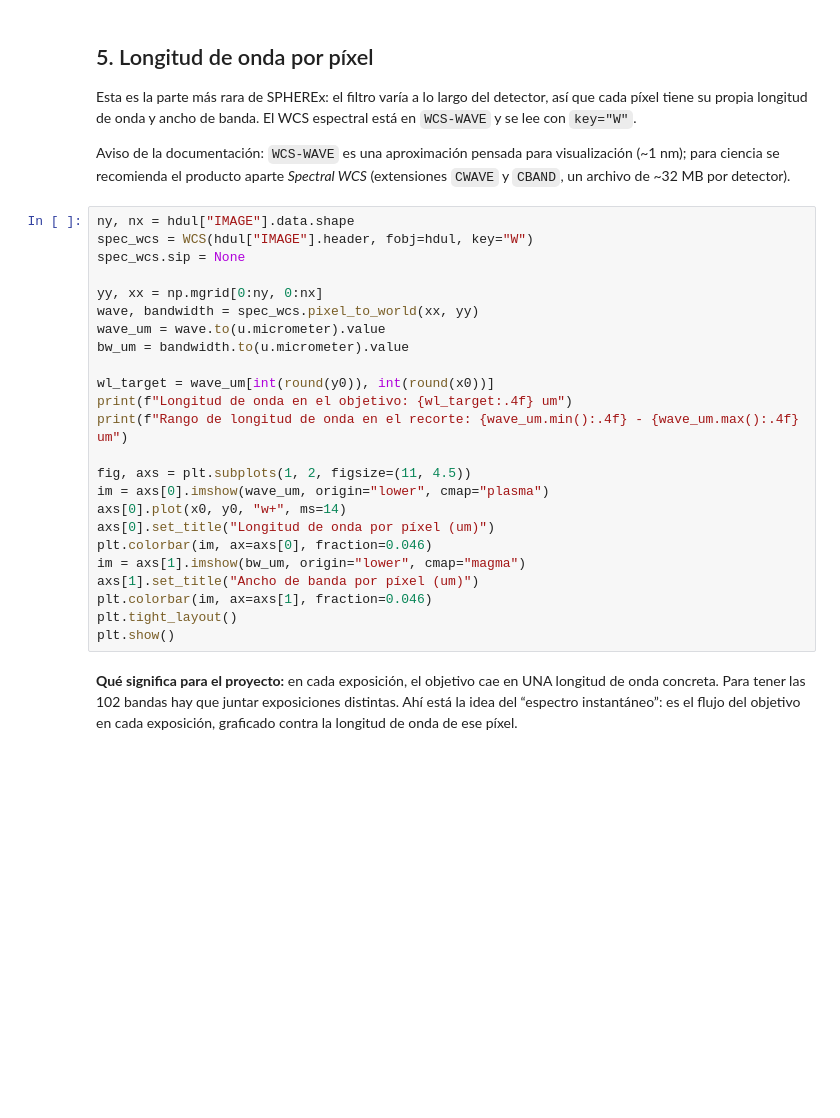
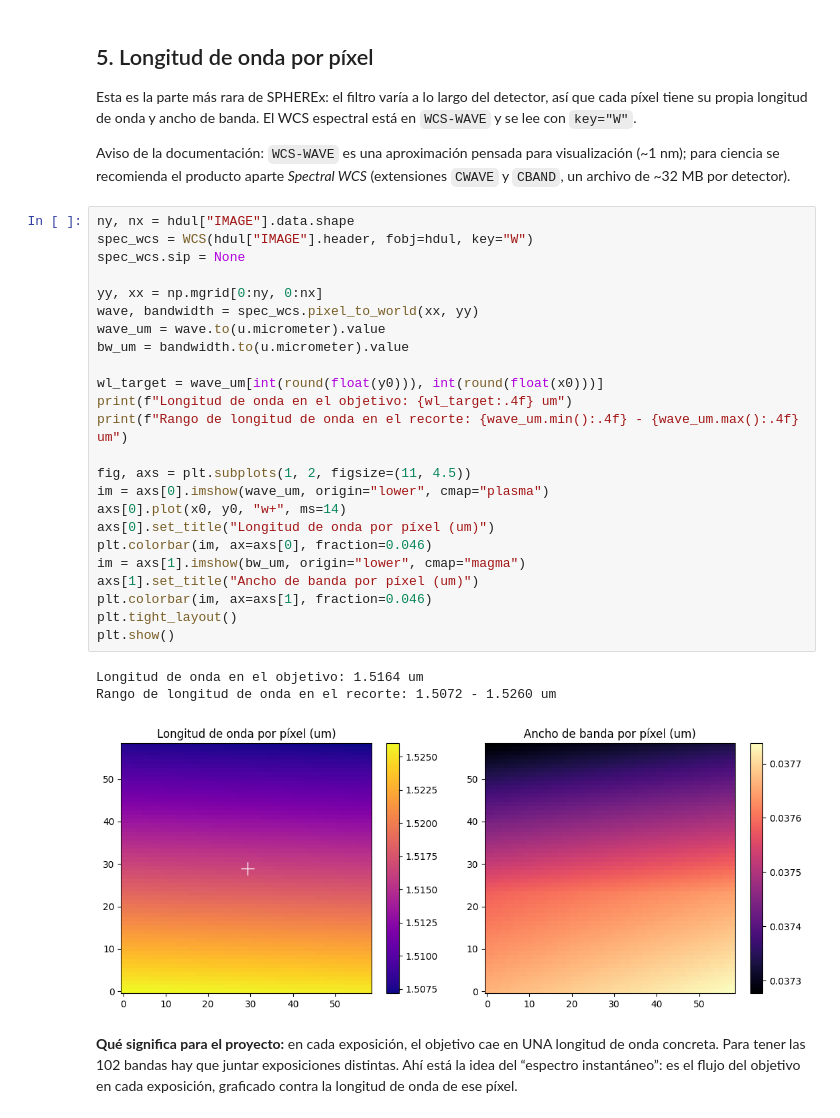
Before and after one commit to ignacisolis/HACKATON, a Jupyter notebook: fase0_spherex_explorar_fits.ipynb, the cells around one changed output. Saved outputs shown, nothing was run; the diff lists cells and outputs as text; blank space fills up the shorter version.

```diff
--- a/fase0_spherex_explorar_fits.ipynb
+++ b/fase0_spherex_explorar_fits.ipynb
@@ -190,27 +267,31 @@ Aviso de la documentación: `WCS-WAVE` es una aproximación pensada para visuali
 # %%
 ny, nx = hdul["IMAGE"].data.shape
 spec_wcs = WCS(hdul["IMAGE"].header, fobj=hdul, key="W")
 spec_wcs.sip = None
 
 yy, xx = np.mgrid[0:ny, 0:nx]
 wave, bandwidth = spec_wcs.pixel_to_world(xx, yy)
 wave_um = wave.to(u.micrometer).value
 bw_um = bandwidth.to(u.micrometer).value
 
-wl_target = wave_um[int(round(y0)), int(round(x0))]
+wl_target = wave_um[int(round(float(y0))), int(round(float(x0)))]
 print(f"Longitud de onda en el objetivo: {wl_target:.4f} um")
 print(f"Rango de longitud de onda en el recorte: {wave_um.min():.4f} - {wave_um.max():.4f} um")
 
 fig, axs = plt.subplots(1, 2, figsize=(11, 4.5))
 im = axs[0].imshow(wave_um, origin="lower", cmap="plasma")
 axs[0].plot(x0, y0, "w+", ms=14)
 axs[0].set_title("Longitud de onda por píxel (um)")
 plt.colorbar(im, ax=axs[0], fraction=0.046)
 im = axs[1].imshow(bw_um, origin="lower", cmap="magma")
 axs[1].set_title("Ancho de banda por píxel (um)")
 plt.colorbar(im, ax=axs[1], fraction=0.046)
 plt.tight_layout()
 plt.show()
+# %% [output]
+Longitud de onda en el objetivo: 1.5164 um
+Rango de longitud de onda en el recorte: 1.5072 - 1.5260 um
+[figure, added]
 # %% [markdown]
 **Qué significa para el proyecto:** en cada exposición, el objetivo cae en UNA longitud de onda concreta. Para tener las 102 bandas hay que juntar exposiciones distintas. Ahí está la idea del “espectro instantáneo”: es el flujo del objetivo en cada exposición, graficado contra la longitud de onda de ese píxel.
 # %% [markdown]
```
Also changed, not shown: parts of 10 cells of this notebook.
